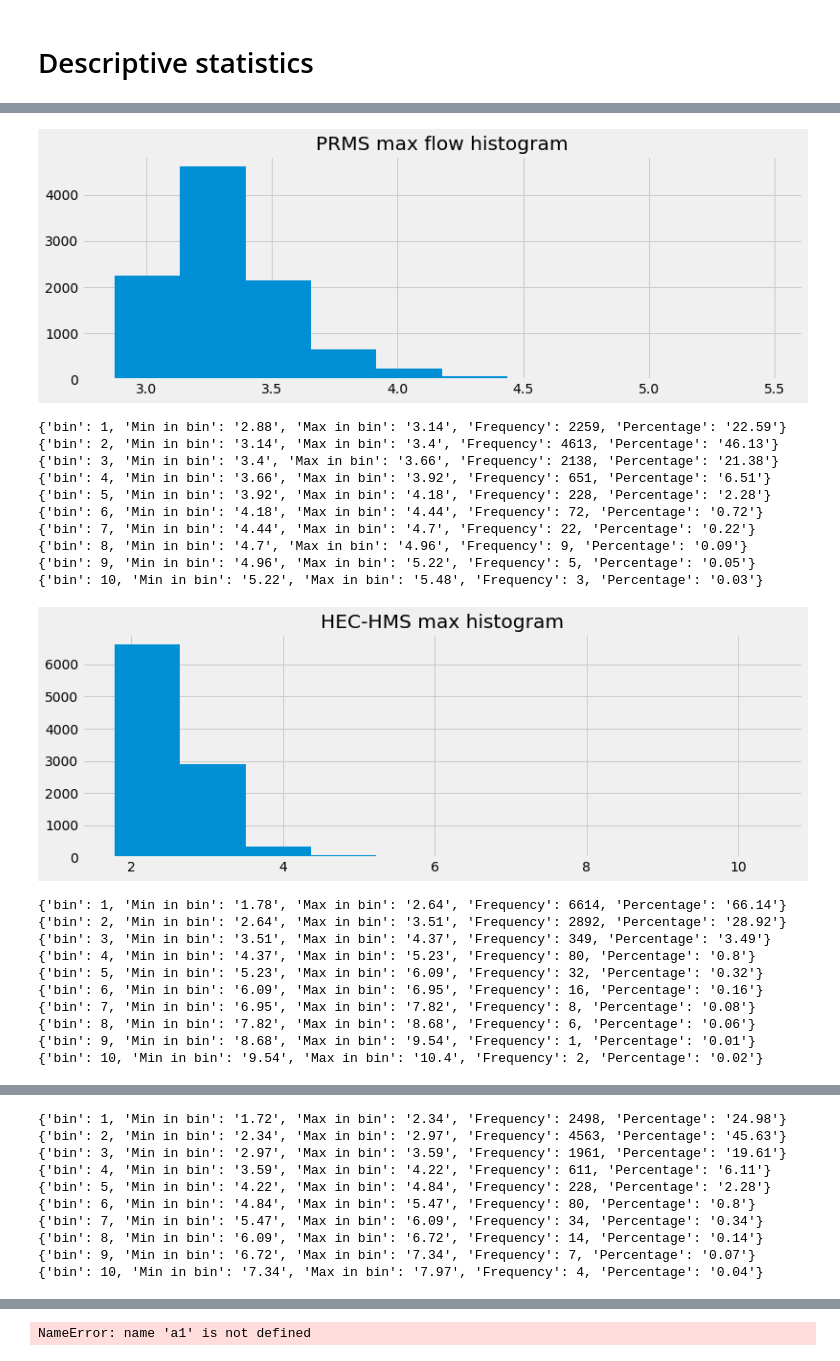
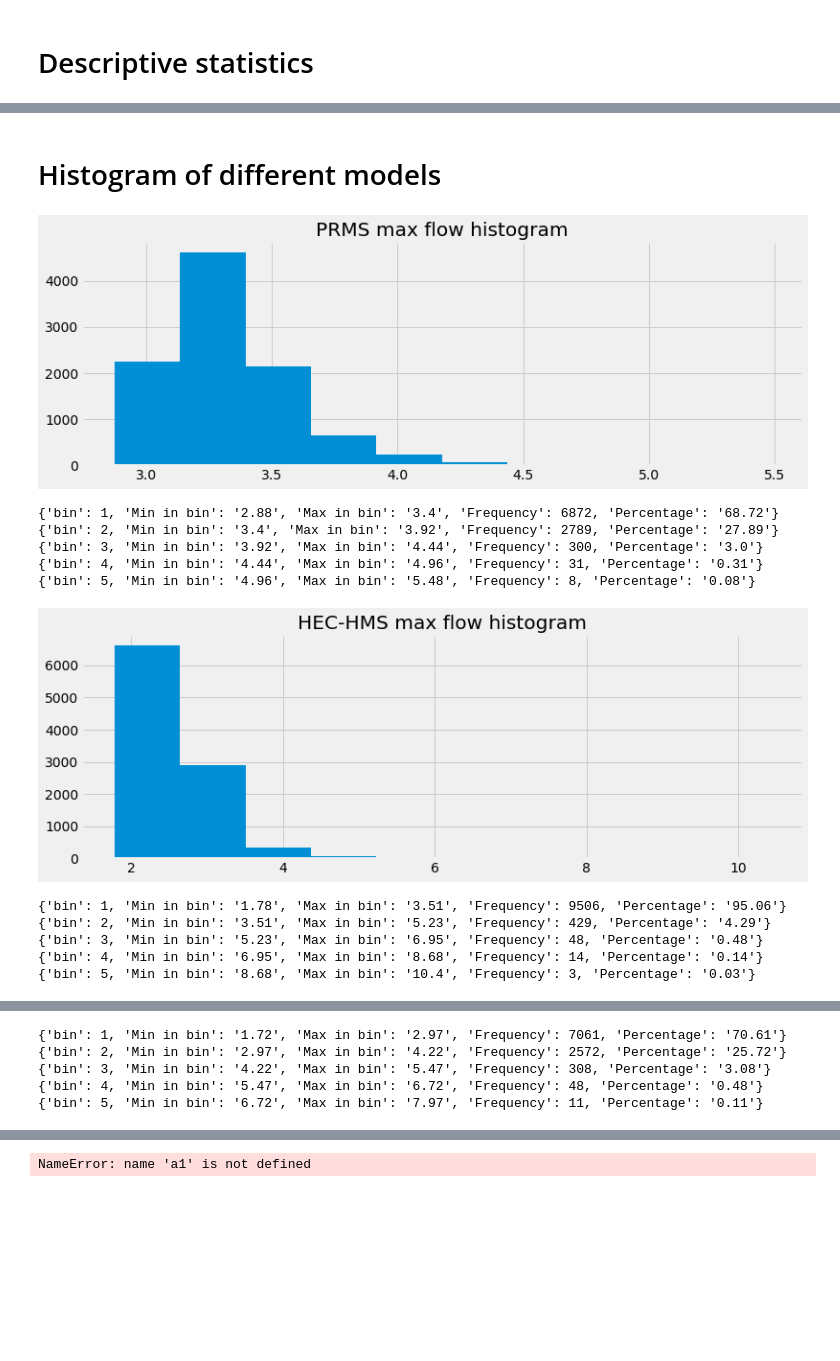
Before and after one commit to msaharia/aasi, a Jupyter notebook: eventmodeling.ipynb, the cells around one changed output, grey strips where cells are left out. Saved outputs shown, nothing was run; the diff lists cells and outputs as text; code cells hidden in the pictures; blank space fills up the shorter version.

Commit message:
Frequency intercomparisons

```diff
--- a/eventmodeling.ipynb
+++ b/eventmodeling.ipynb
@@ -196,3 +203,5 @@ Mean of maximum 8-day streamflows (SAC-SMA) : 2.72591
+# %% [markdown]
+# Histogram of different  models
 # %%
 def histDetails(flowdat, ptitle, binsize):
     '''Prints out details of a histogram
@@ -202,55 +211,45 @@ def histDetails(flowdat, ptitle, binsize):
     hst = Histogram computed separately
     edges = bin edges
     example: hst, edges = np.histogram(testdata)
     '''
 
     # Make histogram
     hst, edges = np.histogram(flowdat, bins=binsize)
 
     # Calculate all histogram details and store in a list
     histlist = []
     for count, value in enumerate(hst):
         perc = str(round((hst[count]/sum(hst))*100, 2))  # Calculates percentage of each bin compared to the total
         case = {'bin': count+1, 'Min in bin': str(round(edges[count],2)),
                 'Max in bin': str(round(edges[count+1], 2)),'Frequency': hst[count], 'Percentage': perc}
         histlist.append(case)
 
     # Histogram plot
     plt.style.use('fivethirtyeight')
     plt.figure(figsize=(12, 4))
     plt.hist(flowdat, bins=10)
     plt.title(ptitle)
     plt.show()
 
     # Printing out all elements in the histogram detail list
     for elem in histlist:
         print(elem)
 
 
-histDetails(prmsmaxflow, 'PRMS max flow histogram', binsize=10)
-histDetails(hechmsmaxflow, 'HEC-HMS max histogram', binsize=10)
-histDetails(vicmaxflow, 'VIC max histogram', binsize=10)
-histDetails(sacsmamaxflow, 'SAC-SMA max histogram', binsize=10)
+histDetails(prmsmaxflow, 'PRMS max flow histogram', binsize=5)
+histDetails(hechmsmaxflow, 'HEC-HMS max flow histogram', binsize=5)
+histDetails(vicmaxflow, 'VIC max flow histogram', binsize=5)
+histDetails(sacsmamaxflow, 'SAC-SMA max flow histogram', binsize=5)
 # %% [output]
 [figure]
-{'bin': 1, 'Min in bin': '2.88', 'Max in bin': '3.14', 'Frequency': 2259, 'Percentage': '22.59'}
-{'bin': 2, 'Min in bin': '3.14', 'Max in bin': '3.4', 'Frequency': 4613, 'Percentage': '46.13'}
-{'bin': 3, 'Min in bin': '3.4', 'Max in bin': '3.66', 'Frequency': 2138, 'Percentage': '21.38'}
-{'bin': 4, 'Min in bin': '3.66', 'Max in bin': '3.92', 'Frequency': 651, 'Percentage': '6.51'}
-{'bin': 5, 'Min in bin': '3.92', 'Max in bin': '4.18', 'Frequency': 228, 'Percentage': '2.28'}
-{'bin': 6, 'Min in bin': '4.18', 'Max in bin': '4.44', 'Frequency': 72, 'Percentage': '0.72'}
-{'bin': 7, 'Min in bin': '4.44', 'Max in bin': '4.7', 'Frequency': 22, 'Percentage': '0.22'}
-{'bin': 8, 'Min in bin': '4.7', 'Max in bin': '4.96', 'Frequency': 9, 'Percentage': '0.09'}
-{'bin': 9, 'Min in bin': '4.96', 'Max in bin': '5.22', 'Frequency': 5, 'Percentage': '0.05'}
-{'bin': 10, 'Min in bin': '5.22', 'Max in bin': '5.48', 'Frequency': 3, 'Percentage': '0.03'}
+{'bin': 1, 'Min in bin': '2.88', 'Max in bin': '3.4', 'Frequency': 6872, 'Percentage': '68.72'}
+{'bin': 2, 'Min in bin': '3.4', 'Max in bin': '3.92', 'Frequency': 2789, 'Percentage': '27.89'}
+{'bin': 3, 'Min in bin': '3.92', 'Max in bin': '4.44', 'Frequency': 300, 'Percentage': '3.0'}
+{'bin': 4, 'Min in bin': '4.44', 'Max in bin': '4.96', 'Frequency': 31, 'Percentage': '0.31'}
+{'bin': 5, 'Min in bin': '4.96', 'Max in bin': '5.48', 'Frequency': 8, 'Percentage': '0.08'}
-[figure, old version]
+[figure, new version]
-{'bin': 1, 'Min in bin': '1.78', 'Max in bin': '2.64', 'Frequency': 6614, 'Percentage': '66.14'}
-{'bin': 2, 'Min in bin': '2.64', 'Max in bin': '3.51', 'Frequency': 2892, 'Percentage': '28.92'}
-{'bin': 3, 'Min in bin': '3.51', 'Max in bin': '4.37', 'Frequency': 349, 'Percentage': '3.49'}
-{'bin': 4, 'Min in bin': '4.37', 'Max in bin': '5.23', 'Frequency': 80, 'Percentage': '0.8'}
-{'bin': 5, 'Min in bin': '5.23', 'Max in bin': '6.09', 'Frequency': 32, 'Percentage': '0.32'}
-{'bin': 6, 'Min in bin': '6.09', 'Max in bin': '6.95', 'Frequency': 16, 'Percentage': '0.16'}
-{'bin': 7, 'Min in bin': '6.95', 'Max in bin': '7.82', 'Frequency': 8, 'Percentage': '0.08'}
-{'bin': 8, 'Min in bin': '7.82', 'Max in bin': '8.68', 'Frequency': 6, 'Percentage': '0.06'}
-{'bin': 9, 'Min in bin': '8.68', 'Max in bin': '9.54', 'Frequency': 1, 'Percentage': '0.01'}
-{'bin': 10, 'Min in bin': '9.54', 'Max in bin': '10.4', 'Frequency': 2, 'Percentage': '0.02'}
+{'bin': 1, 'Min in bin': '1.78', 'Max in bin': '3.51', 'Frequency': 9506, 'Percentage': '95.06'}
+{'bin': 2, 'Min in bin': '3.51', 'Max in bin': '5.23', 'Frequency': 429, 'Percentage': '4.29'}
+{'bin': 3, 'Min in bin': '5.23', 'Max in bin': '6.95', 'Frequency': 48, 'Percentage': '0.48'}
+{'bin': 4, 'Min in bin': '6.95', 'Max in bin': '8.68', 'Frequency': 14, 'Percentage': '0.14'}
+{'bin': 5, 'Min in bin': '8.68', 'Max in bin': '10.4', 'Frequency': 3, 'Percentage': '0.03'}
@@ -258,10 +257,5 @@ histDetails(sacsmamaxflow, 'SAC-SMA max histogram', binsize=10)
-{'bin': 1, 'Min in bin': '1.72', 'Max in bin': '2.34', 'Frequency': 2498, 'Percentage': '24.98'}
-{'bin': 2, 'Min in bin': '2.34', 'Max in bin': '2.97', 'Frequency': 4563, 'Percentage': '45.63'}
-{'bin': 3, 'Min in bin': '2.97', 'Max in bin': '3.59', 'Frequency': 1961, 'Percentage': '19.61'}
-{'bin': 4, 'Min in bin': '3.59', 'Max in bin': '4.22', 'Frequency': 611, 'Percentage': '6.11'}
-{'bin': 5, 'Min in bin': '4.22', 'Max in bin': '4.84', 'Frequency': 228, 'Percentage': '2.28'}
-{'bin': 6, 'Min in bin': '4.84', 'Max in bin': '5.47', 'Frequency': 80, 'Percentage': '0.8'}
-{'bin': 7, 'Min in bin': '5.47', 'Max in bin': '6.09', 'Frequency': 34, 'Percentage': '0.34'}
-{'bin': 8, 'Min in bin': '6.09', 'Max in bin': '6.72', 'Frequency': 14, 'Percentage': '0.14'}
-{'bin': 9, 'Min in bin': '6.72', 'Max in bin': '7.34', 'Frequency': 7, 'Percentage': '0.07'}
-{'bin': 10, 'Min in bin': '7.34', 'Max in bin': '7.97', 'Frequency': 4, 'Percentage': '0.04'}
+{'bin': 1, 'Min in bin': '1.72', 'Max in bin': '2.97', 'Frequency': 7061, 'Percentage': '70.61'}
+{'bin': 2, 'Min in bin': '2.97', 'Max in bin': '4.22', 'Frequency': 2572, 'Percentage': '25.72'}
+{'bin': 3, 'Min in bin': '4.22', 'Max in bin': '5.47', 'Frequency': 308, 'Percentage': '3.08'}
+{'bin': 4, 'Min in bin': '5.47', 'Max in bin': '6.72', 'Frequency': 48, 'Percentage': '0.48'}
+{'bin': 5, 'Min in bin': '6.72', 'Max in bin': '7.97', 'Frequency': 11, 'Percentage': '0.11'}
```
Also changed, not shown: parts of 5 cells of this notebook.
